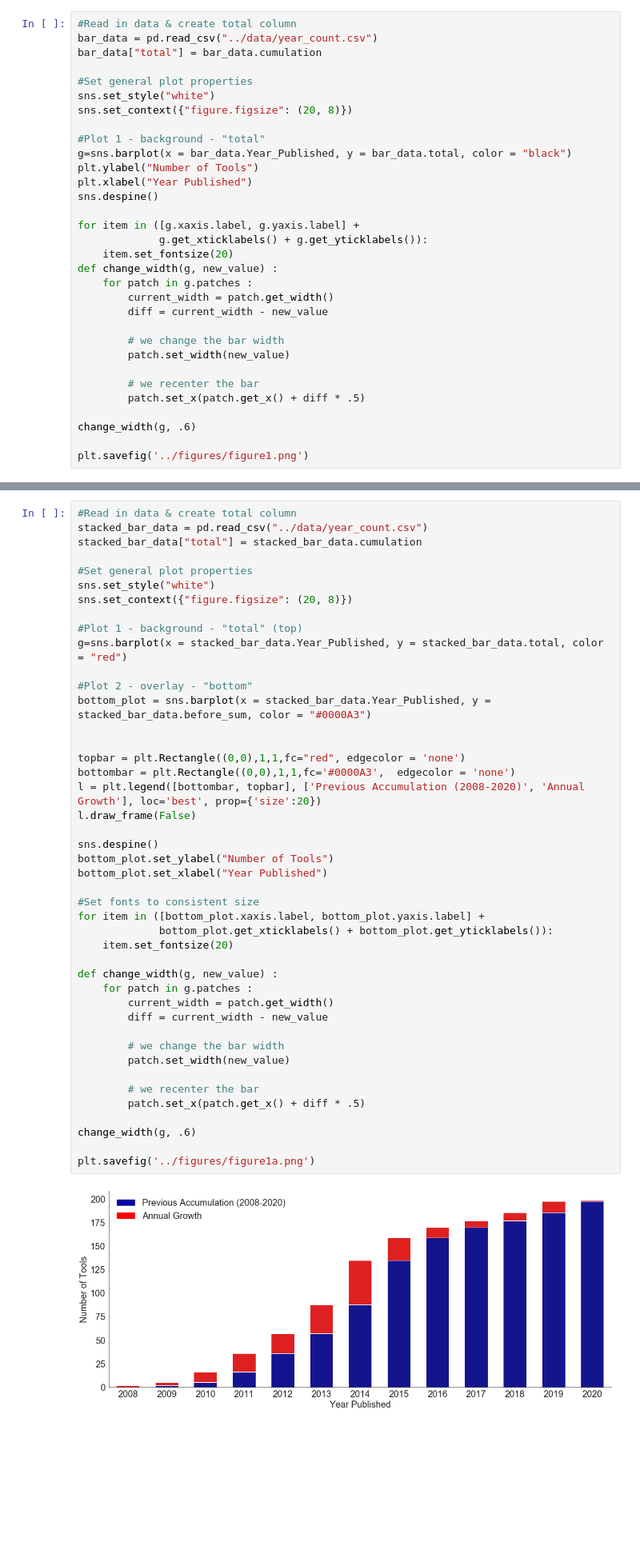
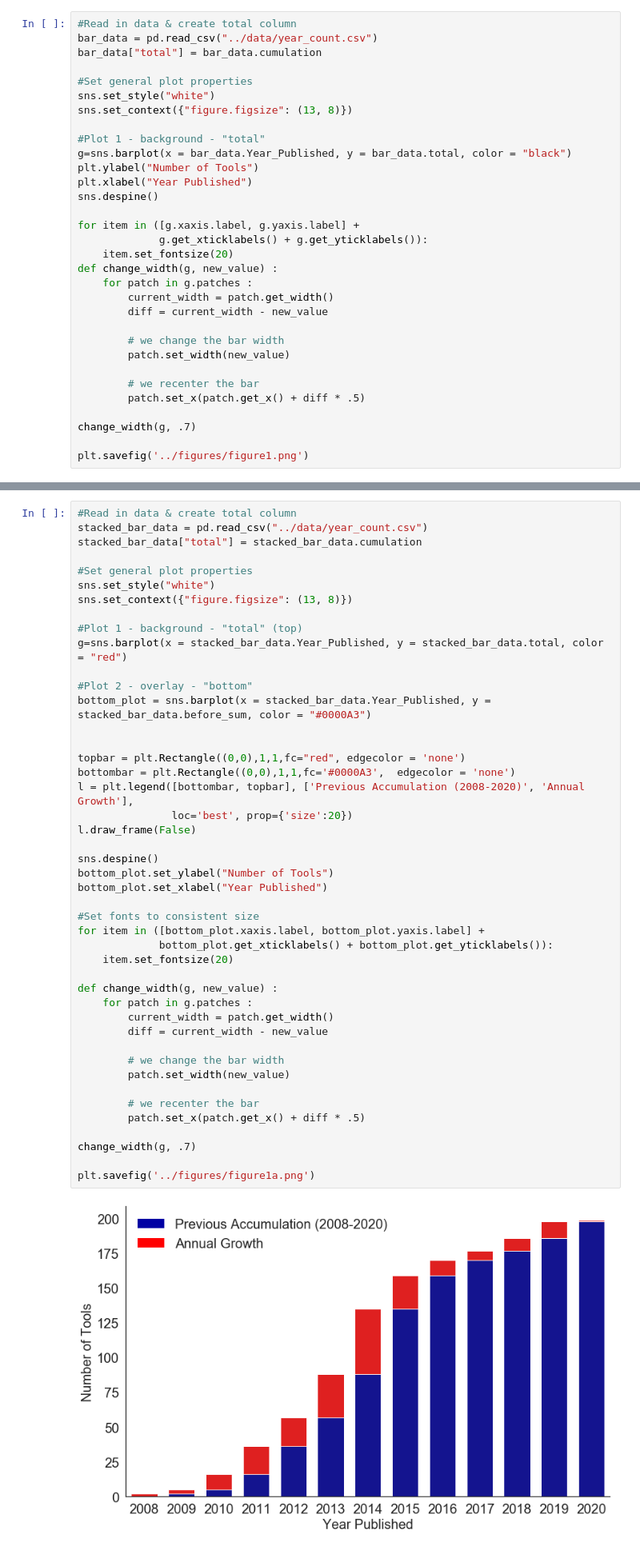
Before and after one commit to LizChang/RNA_seq_figures, a Jupyter notebook: notebooks/RNA_Seq_table.ipynb, the cells around one changed output, grey strips where cells are left out. Shown at 80% size. Cells and saved outputs as stored; diff of their text form; blank space fills up the shorter version.

```diff
--- a/notebooks/RNA_Seq_table.ipynb
+++ b/notebooks/RNA_Seq_table.ipynb
@@ -46,7 +74,7 @@ bar_data["total"] = bar_data.cumulation
 
 #Set general plot properties
 sns.set_style("white")
-sns.set_context({"figure.figsize": (20, 8)})
+sns.set_context({"figure.figsize": (13, 8)})
 
 #Plot 1 - background - "total"
 g=sns.barplot(x = bar_data.Year_Published, y = bar_data.total, color = "black")
@@ -68,7 +96,7 @@ def change_width(g, new_value) :
         # we recenter the bar
         patch.set_x(patch.get_x() + diff * .5)
 
-change_width(g, .6)
+change_width(g, .7)
 
 plt.savefig('../figures/figure1.png')
 # %% [output]
@@ -80,7 +108,7 @@ stacked_bar_data["total"] = stacked_bar_data.cumulation
 
 #Set general plot properties
 sns.set_style("white")
-sns.set_context({"figure.figsize": (20, 8)})
+sns.set_context({"figure.figsize": (13, 8)})
 
 #Plot 1 - background - "total" (top)
 g=sns.barplot(x = stacked_bar_data.Year_Published, y = stacked_bar_data.total, color = "red")
@@ -89,36 +117,37 @@ g=sns.barplot(x = stacked_bar_data.Year_Published, y = stacked_bar_data.total, c
 bottom_plot = sns.barplot(x = stacked_bar_data.Year_Published, y = stacked_bar_data.before_sum, color = "#0000A3")
 
 
 topbar = plt.Rectangle((0,0),1,1,fc="red", edgecolor = 'none')
 bottombar = plt.Rectangle((0,0),1,1,fc='#0000A3',  edgecolor = 'none')
-l = plt.legend([bottombar, topbar], ['Previous Accumulation (2008-2020)', 'Annual Growth'], loc='best', prop={'size':20})
+l = plt.legend([bottombar, topbar], ['Previous Accumulation (2008-2020)', 'Annual Growth'],
+               loc='best', prop={'size':20})
 l.draw_frame(False)
 
 sns.despine()
 bottom_plot.set_ylabel("Number of Tools")
 bottom_plot.set_xlabel("Year Published")
 
 #Set fonts to consistent size
 for item in ([bottom_plot.xaxis.label, bottom_plot.yaxis.label] +
              bottom_plot.get_xticklabels() + bottom_plot.get_yticklabels()):
     item.set_fontsize(20)
 
 def change_width(g, new_value) :
     for patch in g.patches :
         current_width = patch.get_width()
         diff = current_width - new_value
 
         # we change the bar width
         patch.set_width(new_value)
 
         # we recenter the bar
         patch.set_x(patch.get_x() + diff * .5)
 
-change_width(g, .6)
+change_width(g, .7)
 
 plt.savefig('../figures/figure1a.png')
 # %% [output]
-[figure, old version]
+[figure, new version]
 # %% [markdown]
 # Domain-based required expertise
 # %%
```
Also changed, not shown: parts of 9 cells of this notebook, 8 other files.
